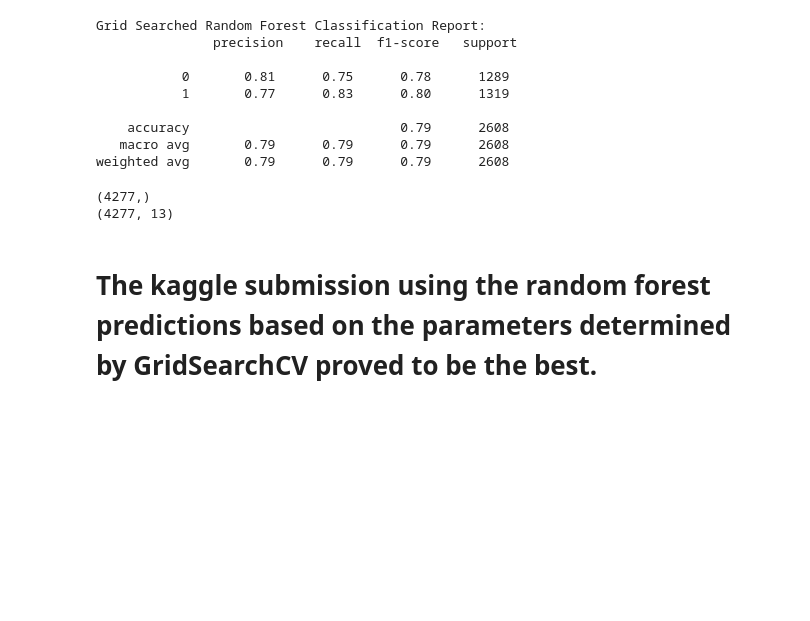
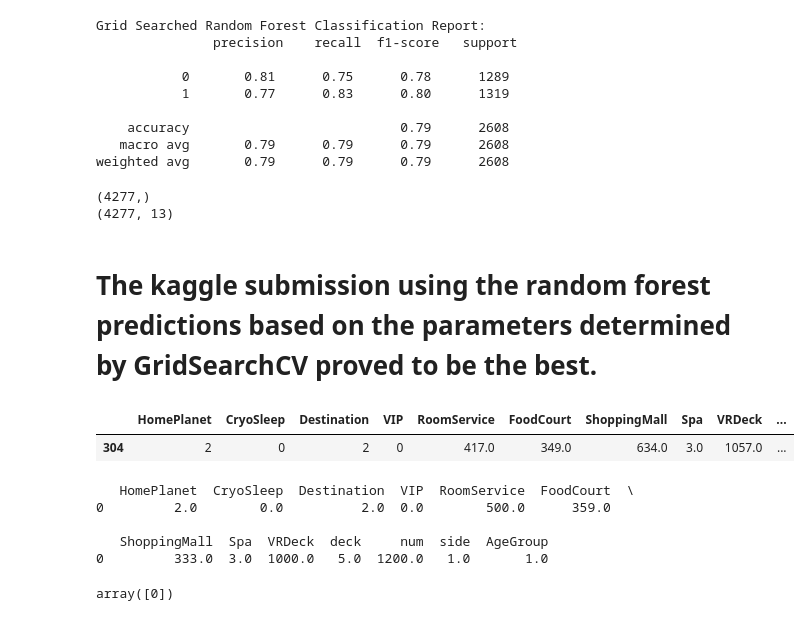
Before and after one commit to subashksf/spaceship-titanic, a Jupyter notebook: spaceship_titanic.ipynb, the cells around one changed output. Saved outputs shown, nothing was run; the diff lists cells and outputs as text; code cells hidden in the pictures; blank space fills up the shorter version.

```diff
--- a/spaceship_titanic.ipynb
+++ b/spaceship_titanic.ipynb
@@ -490,3 +486,24 @@ submission_rf_best.Transported=submission_rf_best.Transported.apply(lambda x: Tr
 submission_rf_best.to_csv('submission_rf_best2.csv', index=False)
 # %% [markdown]
 # The kaggle submission using the random forest predictions based on the parameters determined by GridSearchCV proved to be the best.
+# %%
+# use the random forest prediction to predict a new label
+X_test.head(1)
+# %% [output]
+|  | HomePlanet | CryoSleep | Destination | VIP | RoomService | FoodCourt | ShoppingMall | Spa | VRDeck | ... |
+| 304 | 2 | 0 | 2 | 0 | 417.0 | 349.0 | 634.0 | 3.0 | 1057.0 | ... |
+# %%
+new_test_array = np.array([[2,0,2,0,500.0,359.0,333.0,3.0,1000.0,5,1200,1,1]])
+new_test_df = pd.DataFrame(new_test_array, columns=['HomePlanet',	'CryoSleep',	'Destination',	'VIP',	'RoomService'	,'FoodCourt'	,'ShoppingMall',	'Spa',	'VRDeck',	'deck',	'num'	,'side',	'AgeGroup'])
+print(new_test_df)
+# %% [output]
+   HomePlanet  CryoSleep  Destination  VIP  RoomService  FoodCourt  \
+0         2.0        0.0          2.0  0.0        500.0      359.0
+
+   ShoppingMall  Spa  VRDeck  deck     num  side  AgeGroup
+0         333.0  3.0  1000.0   5.0  1200.0   1.0       1.0
+# %%
+new_test_pred = rand.predict(new_test_df)
+new_test_pred
+# %% [output]
+array([0])
```
Also changed, not shown: parts of 6 cells of this notebook.
